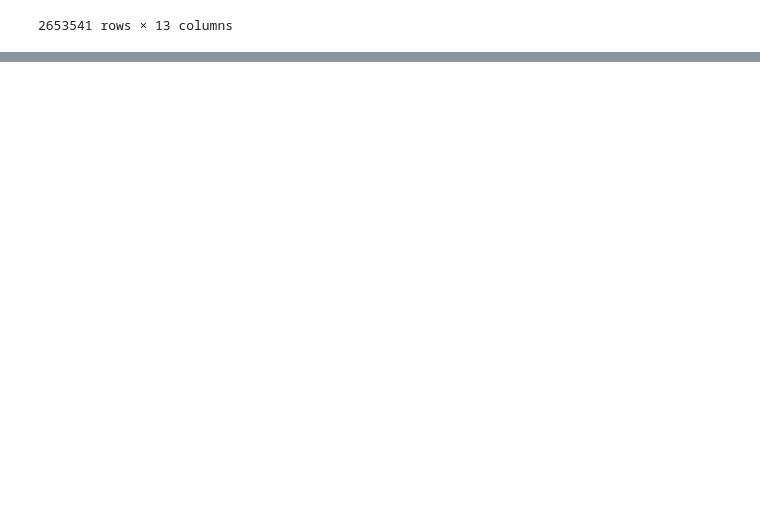
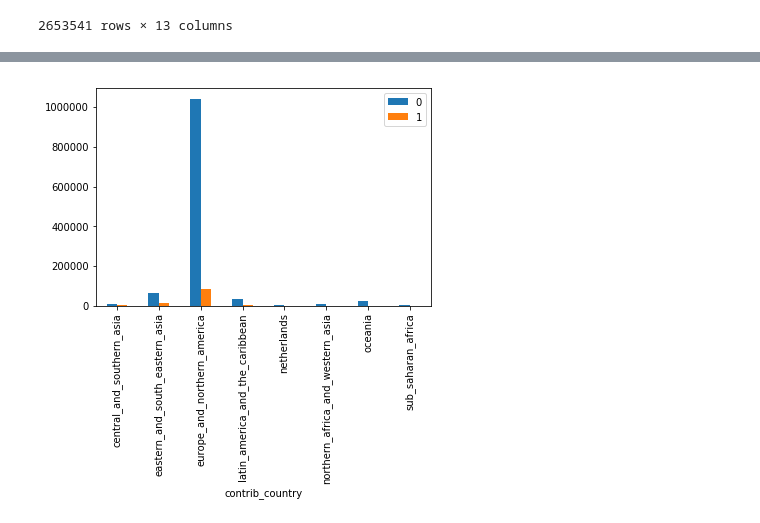
Before and after one commit to manvapatel/CS-846-Project, a Jupyter notebook: CS846-Data.ipynb, the cells around one changed output, grey strips where cells are left out. Cells and saved outputs as stored; diff of their text form; code cells hidden in the pictures; blank space fills up the shorter version.

Commit message:
plot for male and femal based on region

```diff
--- a/CS846-Data.ipynb
+++ b/CS846-Data.ipynb
@@ -137,0 +70,9 @@ data_us
+# %%
+data_subset.loc[data_subset["contrib_country"].isin(sub_saharan_africa), "contrib_country"] = "sub_saharan_africa"
+data_subset.loc[data_subset["contrib_country"].isin(northern_africa_and_western_asia), "contrib_country"] = "northern_africa_and_western_asia"
+data_subset.loc[data_subset["contrib_country"].isin(central_and_southern_asia), "contrib_country"] = "central_and_southern_asia"
+data_subset.loc[data_subset["contrib_country"].isin(eastern_and_south_eastern_asia), "contrib_country"] = "eastern_and_south_eastern_asia"
+data_subset.loc[data_subset["contrib_country"].isin(latin_america_and_the_caribbean), "contrib_country"] = "latin_america_and_the_caribbean"
+data_subset.loc[data_subset["contrib_country"].isin(oceania), "contrib_country"] = "oceania"
+data_subset.loc[data_subset["contrib_country"].isin(europe_and_northern_america), "contrib_country"] = "europe_and_northern_america"
+data_subset.loc[data_subset["contrib_country"].isin(["mozambique"]), "contrib_country"] = "sub_saharan_africa"
@@ -137,0 +100,3 @@ data_us
+# %%
+a = data_subset.groupby(['contrib_country', 'contrib_gender'], as_index = False)['project_id'].count()
+a
@@ -137,0 +121,4 @@ data_us
+# %%
+
+data_f = a.loc[a['contrib_gender'] == "female"]
+data_f
@@ -137,0 +135,3 @@ data_us
+# %%
+data_m = a.loc[a['contrib_gender'] == "male"]
+data_m
@@ -137,0 +148,17 @@ data_us
+# %%
+import numpy as np
+import matplotlib.pyplot as plt
+import pandas as pd
+
+# fig = plt.figure()
+# ax = fig.add_subplot(111)
+# ax.bar(data_m['contrib_country'],data_m['project_id'], width=0.25, color='r', align='center')
+# ax.bar(data_f['contrib_country'],data_f['project_id'], width=0.25, color='b', align='center')
+
+# plt.show()
+df = pd.DataFrame(np.c_[data_m['project_id'],data_f['project_id']], index=data_m['contrib_country'])
+df.plot.bar()
+
+plt.show()
+# %% [output]
+[figure, added]
```
Also changed, not shown: parts of 13 cells of this notebook.
